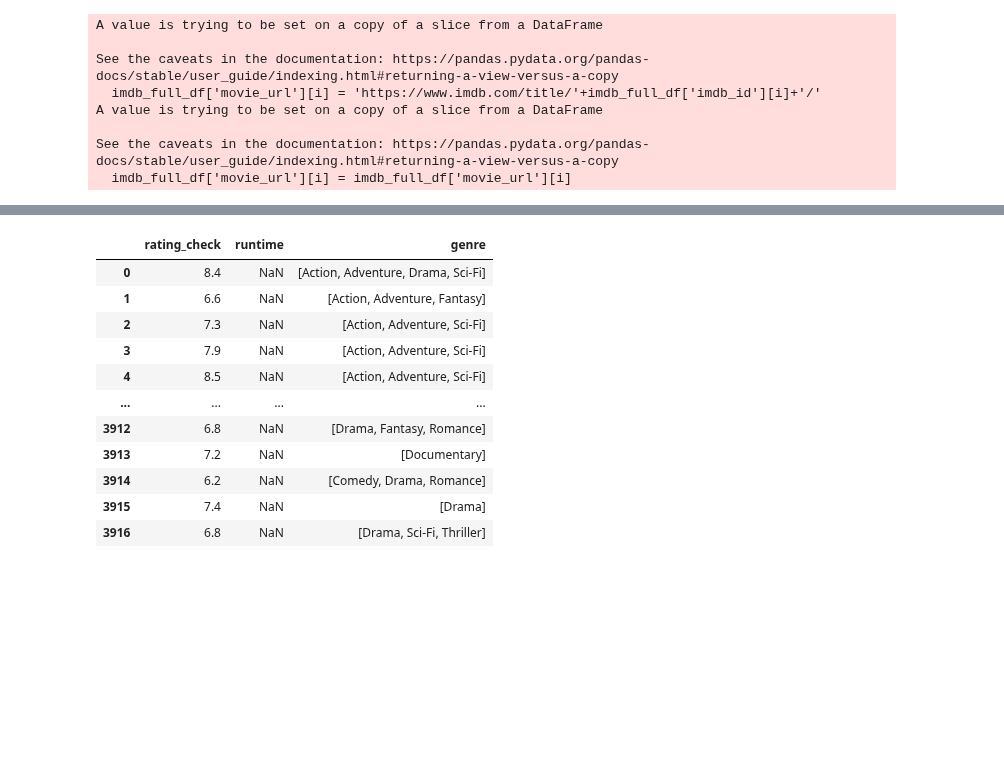
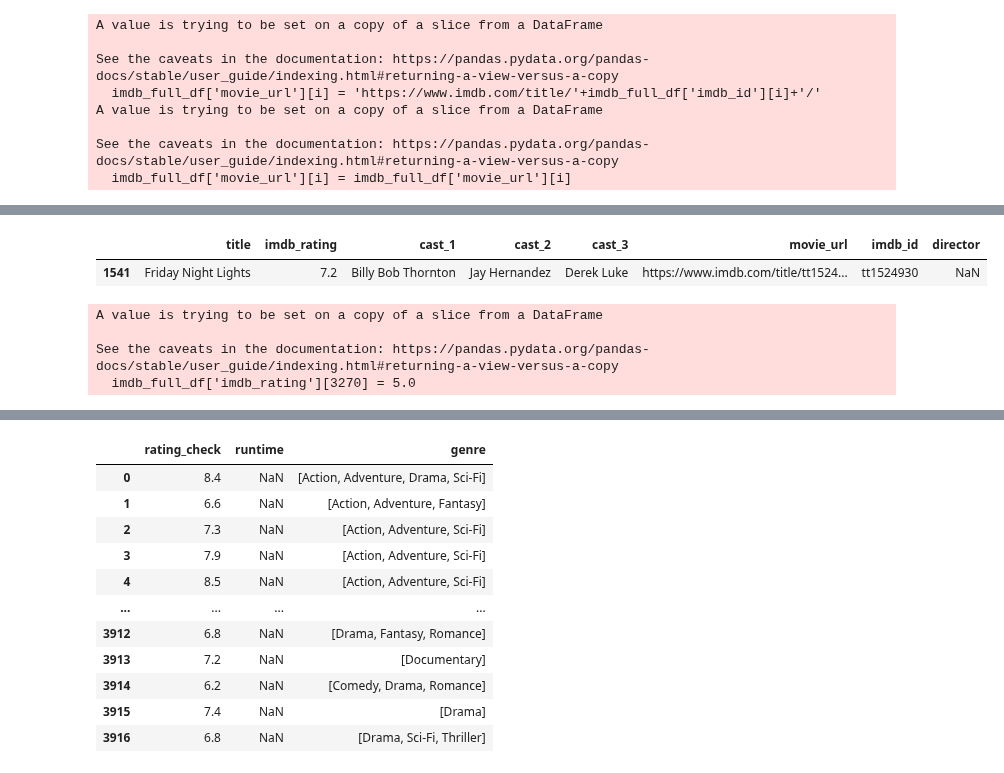
Before and after one commit to lmbauyeung/Final_Project, a Jupyter notebook: Web Scraping_IMDB.ipynb, the cells around one changed output, grey strips where cells are left out. Cells and saved outputs as stored; diff of their text form; code cells hidden in the pictures; blank space fills up the shorter version.

```diff
--- a/Web Scraping_IMDB.ipynb
+++ b/Web Scraping_IMDB.ipynb
@@ -677,0 +621,12 @@ print(datetime.now())
+# %%
+imdb_full_df[1541:1542]
+# %% [output]
+|  | title | imdb_rating | cast_1 | cast_2 | cast_3 | movie_url | imdb_id | director |
+| 1541 | Friday Night Lights | 7.2 | Billy Bob Thornton | Jay Hernandez | Derek Luke | https://www.imdb.com/title/tt1524... | tt1524930 | NaN |
+# %%
+imdb_full_df['imdb_rating'][3270] = 5.0
+# %% [output]
+A value is trying to be set on a copy of a slice from a DataFrame
+
+See the caveats in the documentation: https://pandas.pydata.org/pandas-docs/stable/user_guide/indexing.html#returning-a-view-versus-a-copy
+  imdb_full_df['imdb_rating'][3270] = 5.0
```
Also changed, not shown: parts of 64 cells of this notebook, 2 other files.
